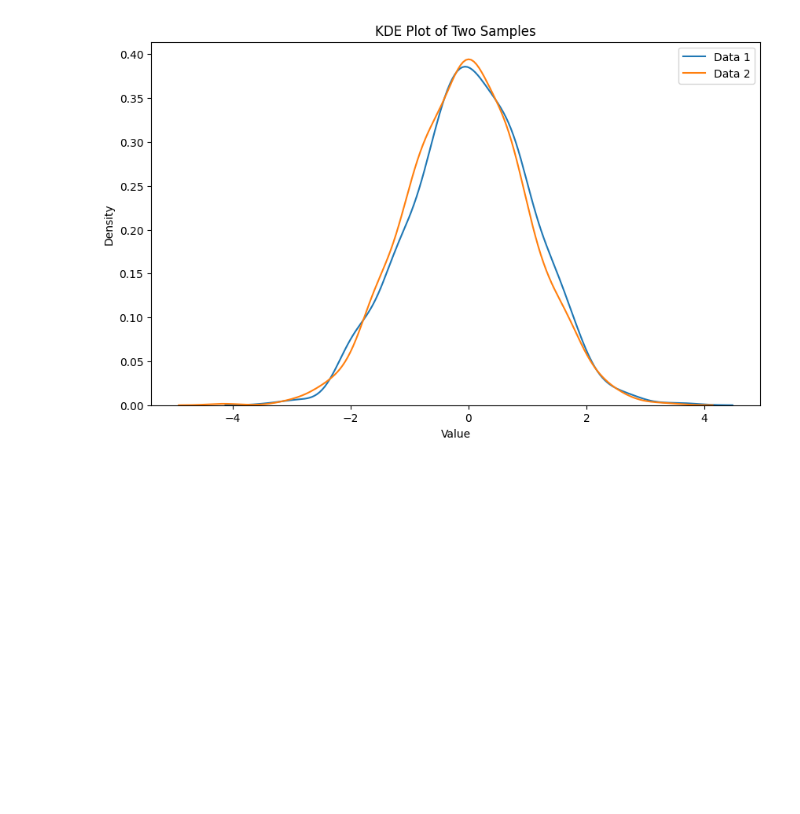
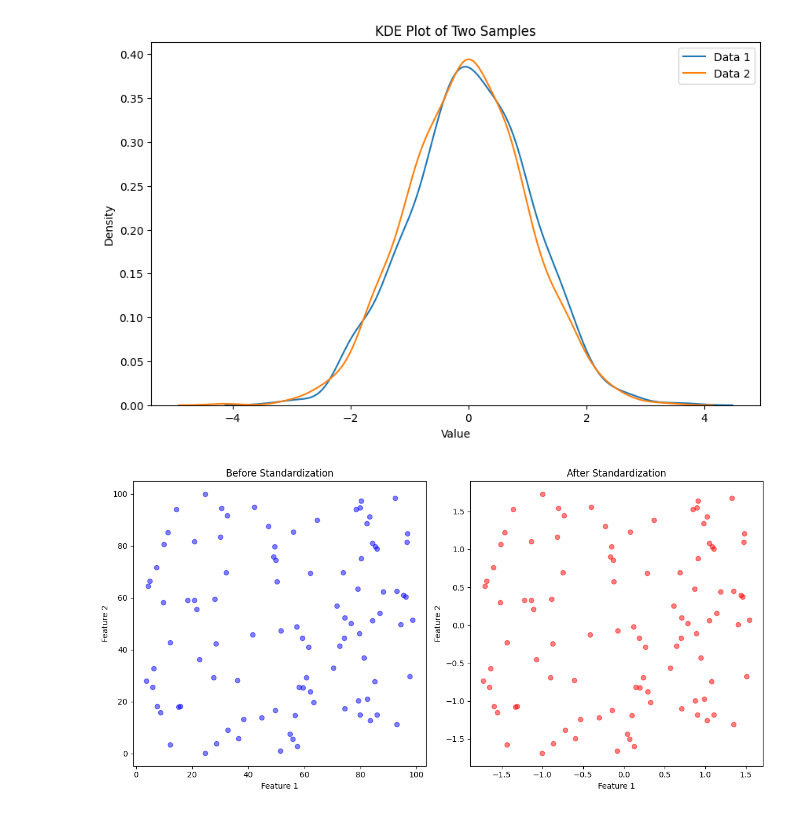
Before and after one commit to rahul8879/rbyte_ai_engineering, a Jupyter notebook: math/02_Stats.ipynb, the cells around one changed output. Drawn from its saved outputs; the diff is of its cells as text; code cells hidden in the pictures; blank space fills up the shorter version.

```diff
--- a/math/basic_stats.ipynb
+++ b/math/02_Stats.ipynb
@@ -550,3 +550,34 @@ plt.show()
 # %% [output]
 Fail to reject the null hypothesis: No significant difference in distribution between two samples
 [figure]
+# %%
+# lets do column standardization
+import numpy as np
+import pandas as pd
+
+data = np.random.rand(100, 3) * 100
+# lets compute mean and std deviation for each column
+mean = np.mean(data, axis=0)
+std_dev = np.std(data, axis=0)
+# standardize the data
+standardized_data = (data - mean) / std_dev
+
+# lets plot it before and after standardization
+import matplotlib.pyplot as plt
+plt.figure(figsize=(12, 6))
+plt.subplot(1, 2, 1)
+plt.scatter(data[:, 0], data[:, 1], c='blue', alpha=0.5)
+plt.title('Before Standardization')
+plt.xlabel('Feature 1')
+plt.ylabel('Feature 2')
+
+plt.subplot(1, 2, 2)
+plt.scatter(standardized_data[:, 0], standardized_data[:, 1], c='red', alpha=0.5)
+plt.title('After Standardization')
+plt.xlabel('Feature 1')
+plt.ylabel('Feature 2')
+
+plt.tight_layout()
+plt.show()
+# %% [output]
+[figure, added]
```
Also changed, not shown: parts of 1 cell of this notebook.
